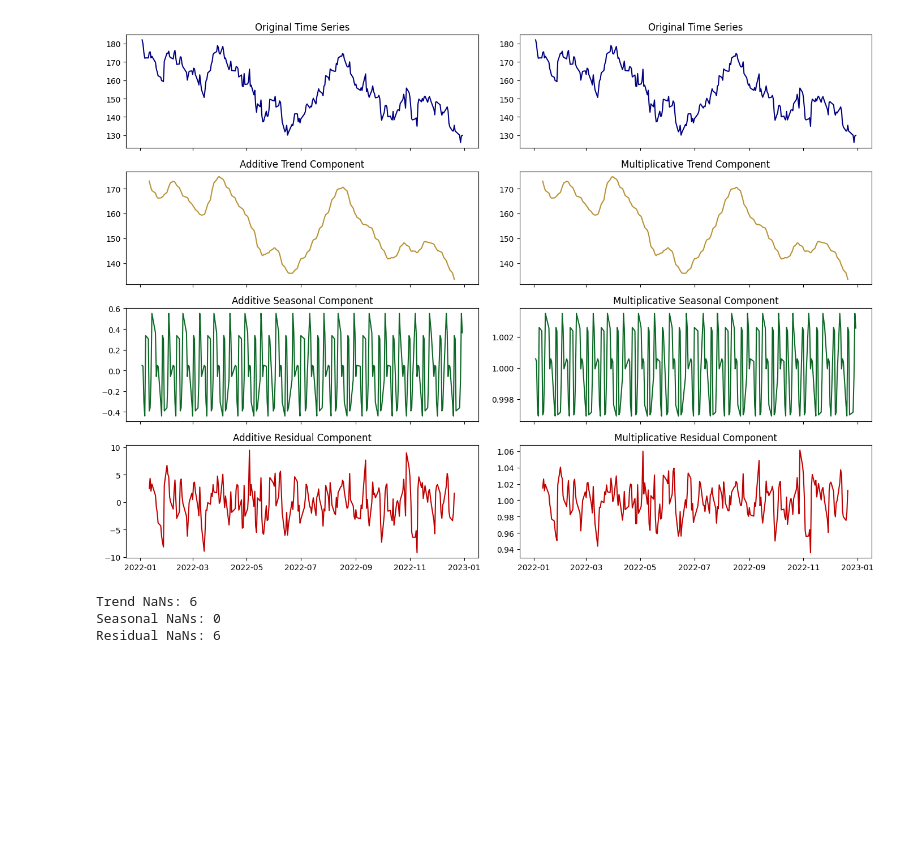
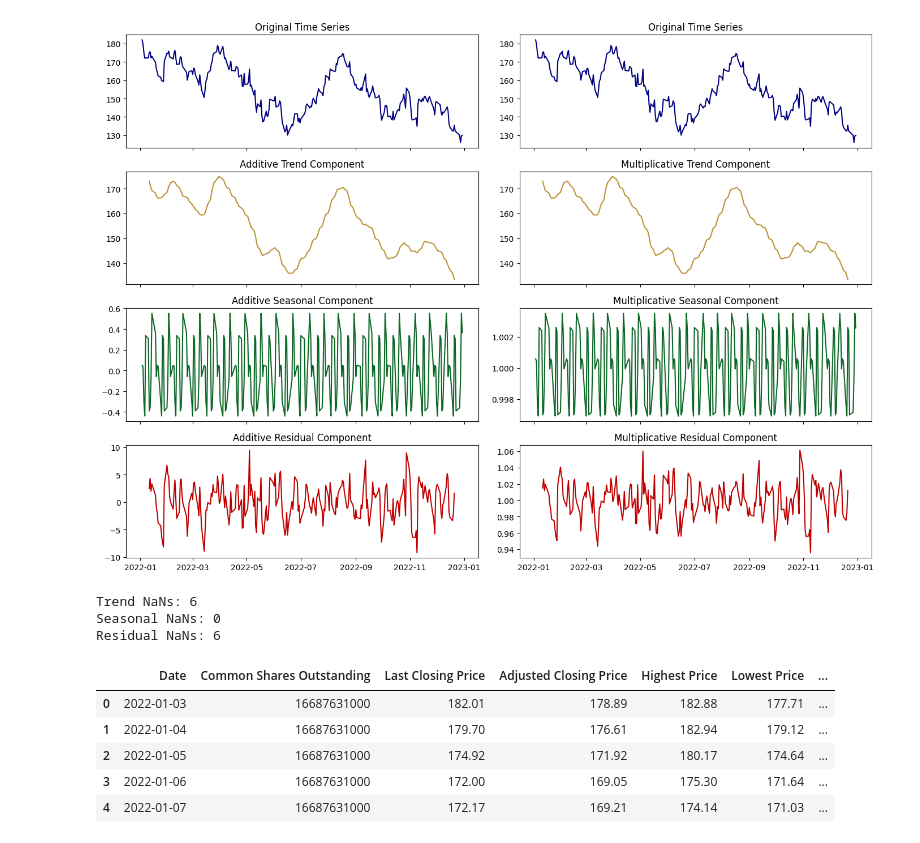
Before and after one commit to sajodajo/SimFin-G4, a Jupyter notebook: Group-4-SL.ipynb, the cells around one changed output. Cells and saved outputs as stored; diff of their text form; code cells hidden in the pictures; blank space fills up the shorter version.

```diff
--- a/Group-4-SL.ipynb
+++ b/Group-4-SL.ipynb
@@ -212 +215,10 @@ Residual NaNs: 6
+# %%
+df.head()
+# %% [output]
+|  | Date | Common Shares Outstanding | Last Closing Price | Adjusted Closing Price | Highest Price | Lowest Price | ... |
+| 0 | 2022-01-03 | 16687631000 | 182.01 | 178.89 | 182.88 | 177.71 | ... |
+| 1 | 2022-01-04 | 16687631000 | 179.70 | 176.61 | 182.94 | 179.12 | ... |
+| 2 | 2022-01-05 | 16687631000 | 174.92 | 171.92 | 180.17 | 174.64 | ... |
+| 3 | 2022-01-06 | 16687631000 | 172.00 | 169.05 | 175.30 | 171.64 | ... |
+| 4 | 2022-01-07 | 16687631000 | 172.17 | 169.21 | 174.14 | 171.03 | ... |
 # %%
```
Also changed, not shown: parts of 9 cells of this notebook.
